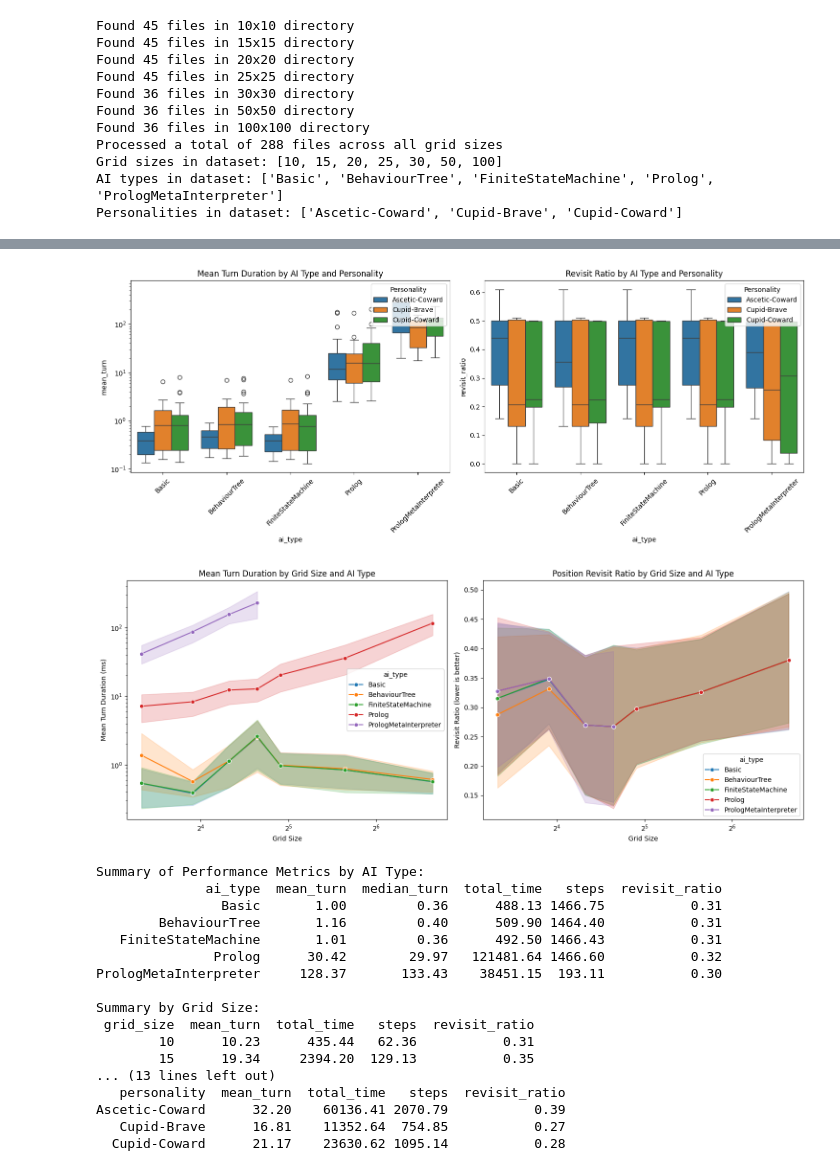
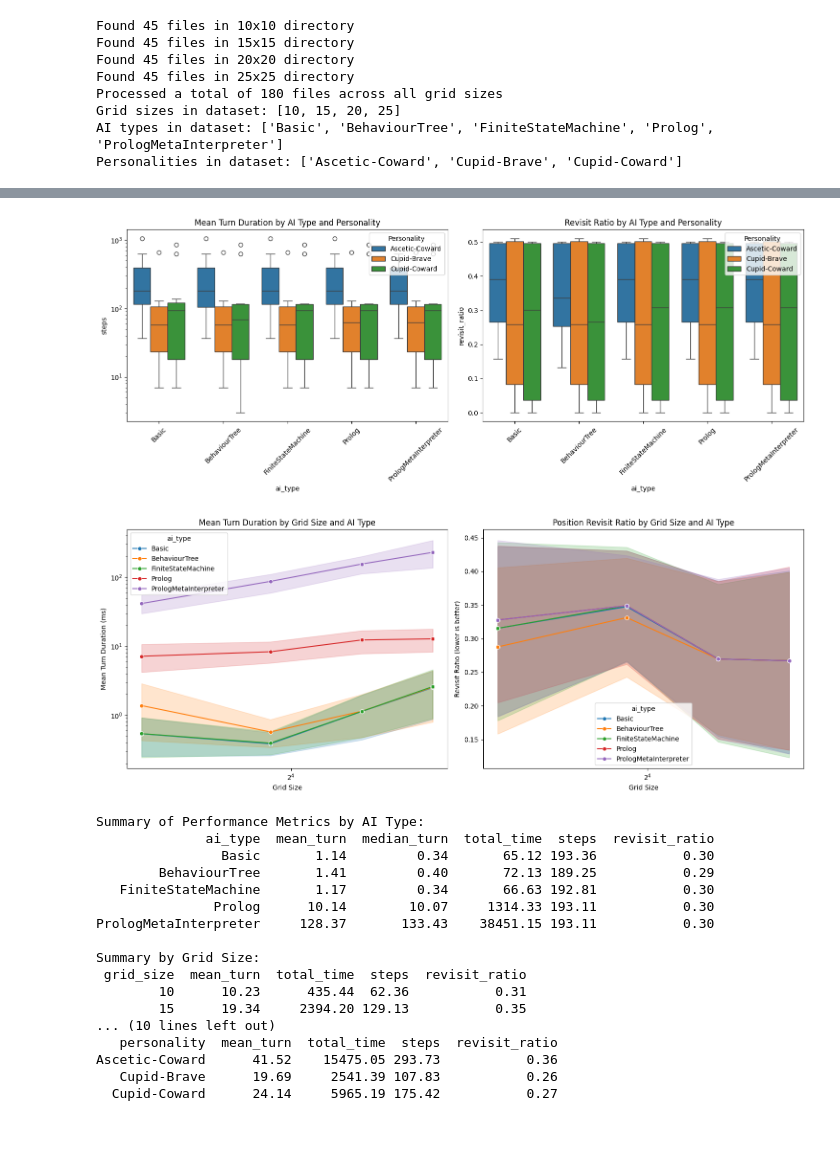
Before and after one commit to lapeyrade/WumpusWorld, a Jupyter notebook: data/data_analysis.ipynb, the cells around one changed output, grey strips where cells are left out. Saved outputs shown, nothing was run; the diff lists cells and outputs as text; code cells hidden in the pictures; blank space fills up the shorter version.

```diff
--- a/data/data_analysis.ipynb
+++ b/data/data_analysis.ipynb
@@ -186,7 +192,7 @@ all_data = {}
 metadata = []
 
 # Process files from all grid sizes
-for grid_size in [10, 15, 20, 25, 30, 50, 100]:
+for grid_size in [10, 15, 20, 25]:
     # Use glob to find all .json files in each grid size directory
     grid_file_paths = glob(f"{grid_size}x{grid_size}/*.json")
 
@@ -340,7 +346,7 @@ plt.figure(figsize=(15, 6))
 
 # Mean turn duration
 plt.subplot(1, 2, 1)
-sns.boxplot(x="ai_type", y="mean_turn", hue="personality", data=df)
+sns.boxplot(x="ai_type", y="steps", hue="personality", data=df)
 plt.title("Mean Turn Duration by AI Type and Personality")
 plt.yscale("log")
 plt.xticks(rotation=45)
@@ -449,10 +455,7 @@ Found 45 files in 10x10 directory
 Found 45 files in 15x15 directory
 Found 45 files in 20x20 directory
 Found 45 files in 25x25 directory
-Found 36 files in 30x30 directory
-Found 36 files in 50x50 directory
-Found 36 files in 100x100 directory
-Processed a total of 288 files across all grid sizes
-Grid sizes in dataset: [10, 15, 20, 25, 30, 50, 100]
+Processed a total of 180 files across all grid sizes
+Grid sizes in dataset: [10, 15, 20, 25]
 AI types in dataset: ['Basic', 'BehaviourTree', 'FiniteStateMachine', 'Prolog', 'PrologMetaInterpreter']
 Personalities in dataset: ['Ascetic-Coward', 'Cupid-Brave', 'Cupid-Coward']
@@ -462,22 +465,22 @@ Personalities in dataset: ['Ascetic-Coward', 'Cupid-Brave', 'Cupid-Coward']
-[figure, old version]
+[figure, new version]
-[figure, old version]
+[figure, new version]
 Summary of Performance Metrics by AI Type:
-              ai_type  mean_turn  median_turn  total_time   steps  revisit_ratio
-                Basic       1.00         0.36      488.13 1466.75           0.31
-        BehaviourTree       1.16         0.40      509.90 1464.40           0.31
-   FiniteStateMachine       1.01         0.36      492.50 1466.43           0.31
-               Prolog      30.42        29.97   121481.64 1466.60           0.32
-PrologMetaInterpreter     128.37       133.43    38451.15  193.11           0.30
+              ai_type  mean_turn  median_turn  total_time  steps  revisit_ratio
+                Basic       1.14         0.34       65.12 193.36           0.30
+        BehaviourTree       1.41         0.40       72.13 189.25           0.29
+   FiniteStateMachine       1.17         0.34       66.63 192.81           0.30
+               Prolog      10.14        10.07     1314.33 193.11           0.30
+PrologMetaInterpreter     128.37       133.43    38451.15 193.11           0.30
 
 Summary by Grid Size:
- grid_size  mean_turn  total_time   steps  revisit_ratio
-        10      10.23      435.44   62.36           0.31
-        15      19.34     2394.20  129.13           0.35
-... (13 lines left out)
-   personality  mean_turn  total_time   steps  revisit_ratio
-Ascetic-Coward      32.20    60136.41 2070.79           0.39
-   Cupid-Brave      16.81    11352.64  754.85           0.27
-  Cupid-Coward      21.17    23630.62 1095.14           0.28
+ grid_size  mean_turn  total_time  steps  revisit_ratio
+        10      10.23      435.44  62.36           0.31
+        15      19.34     2394.20 129.13           0.35
+... (10 lines left out)
+   personality  mean_turn  total_time  steps  revisit_ratio
+Ascetic-Coward      41.52    15475.05 293.73           0.36
+   Cupid-Brave      19.69     2541.39 107.83           0.26
+  Cupid-Coward      24.14     5965.19 175.42           0.27
 # %% [markdown]
 ### Baseline Performance Analysis Results
 
```
Also changed, not shown: parts of 7 cells of this notebook.
